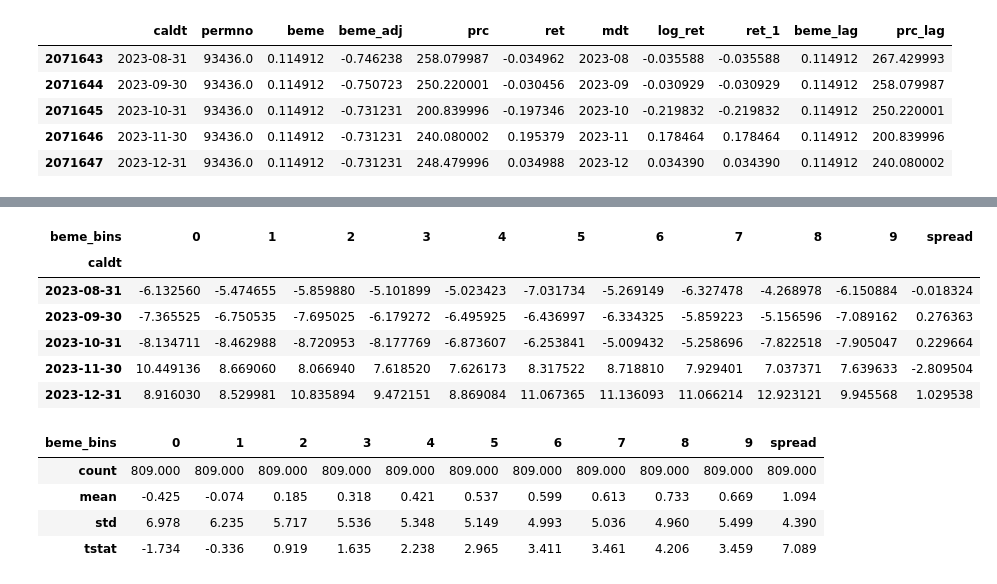
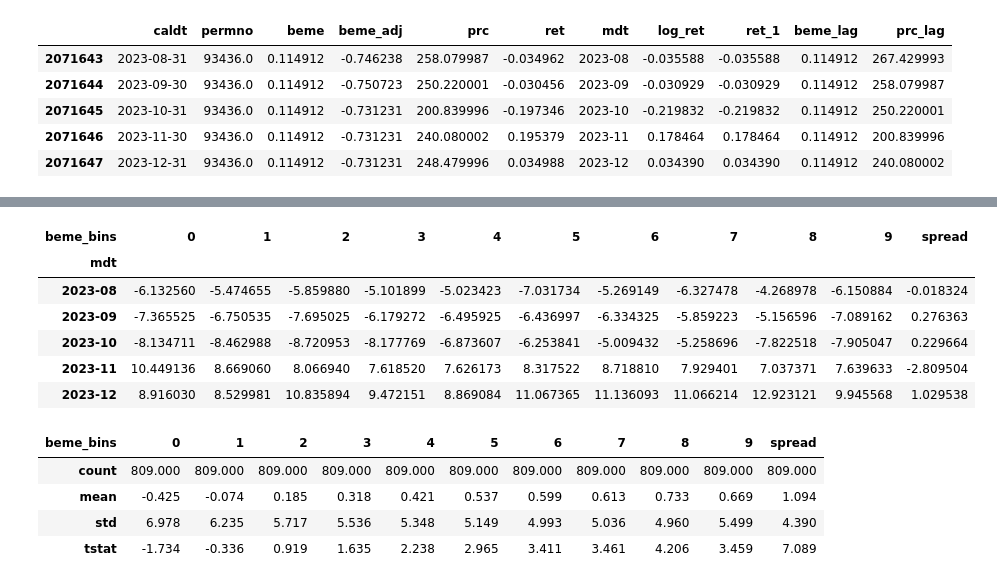
Before and after one commit to andrewhall1124/mean_reversion, a Jupyter notebook: strategies/value.ipynb, the cells around one changed output, grey strips where cells are left out. Drawn from its saved outputs; the diff is of its cells as text; code cells hidden in the pictures.

```diff
--- a/strategies/value.ipynb
+++ b/strategies/value.ipynb
@@ -92,25 +108,25 @@ df.tail()
 # %%
 # We then create a portfolio dataframe that consists of 10 equally weighted beme portfolios
 # Again, portfolio 0 is low beme while portfolio 9 is high beme
-port = df.groupby(['caldt', 'beme_bins'])[f'ret_{holding_period}'].mean().unstack(level=['beme_bins'])*100
+port = df.groupby(['mdt', 'beme_bins'])[f'ret_{holding_period}'].mean().unstack(level=['beme_bins'])*100
 
 # Drop rows from port where we don't know the holding return (in this case the most recent month)
 port = port.dropna()
 
 # We create a long short portfolio where we long the high beme portfolio and short the low beme portfolio
 # This portfolio is called zero-cost since it has not initial outlay
 # It will also be closer to market neutral (beta of 0) and have higher returns than the other portfolios on average
 port['spread'] = port[9] - port[0]
 
 port.tail()
 # %% [output]
 | beme_bins | 0 | 1 | 2 | 3 | 4 | 5 | 6 | 7 | 8 | 9 | spread |
-| caldt |  |  |  |  |  |  |  |  |  |  |  |
-| 2023-08-31 | -6.132560 | -5.474655 | -5.859880 | -5.101899 | -5.023423 | -7.031734 | -5.269149 | -6.327478 | -4.268978 | -6.150884 | -0.018324 |
-| 2023-09-30 | -7.365525 | -6.750535 | -7.695025 | -6.179272 | -6.495925 | -6.436997 | -6.334325 | -5.859223 | -5.156596 | -7.089162 | 0.276363 |
-| 2023-10-31 | -8.134711 | -8.462988 | -8.720953 | -8.177769 | -6.873607 | -6.253841 | -5.009432 | -5.258696 | -7.822518 | -7.905047 | 0.229664 |
-| 2023-11-30 | 10.449136 | 8.669060 | 8.066940 | 7.618520 | 7.626173 | 8.317522 | 8.718810 | 7.929401 | 7.037371 | 7.639633 | -2.809504 |
-| 2023-12-31 | 8.916030 | 8.529981 | 10.835894 | 9.472151 | 8.869084 | 11.067365 | 11.136093 | 11.066214 | 12.923121 | 9.945568 | 1.029538 |
+| mdt |  |  |  |  |  |  |  |  |  |  |  |
+| 2023-08 | -6.132560 | -5.474655 | -5.859880 | -5.101899 | -5.023423 | -7.031734 | -5.269149 | -6.327478 | -4.268978 | -6.150884 | -0.018324 |
+| 2023-09 | -7.365525 | -6.750535 | -7.695025 | -6.179272 | -6.495925 | -6.436997 | -6.334325 | -5.859223 | -5.156596 | -7.089162 | 0.276363 |
+| 2023-10 | -8.134711 | -8.462988 | -8.720953 | -8.177769 | -6.873607 | -6.253841 | -5.009432 | -5.258696 | -7.822518 | -7.905047 | 0.229664 |
+| 2023-11 | 10.449136 | 8.669060 | 8.066940 | 7.618520 | 7.626173 | 8.317522 | 8.718810 | 7.929401 | 7.037371 | 7.639633 | -2.809504 |
+| 2023-12 | 8.916030 | 8.529981 | 10.835894 | 9.472151 | 8.869084 | 11.067365 | 11.136093 | 11.066214 | 12.923121 | 9.945568 | 1.029538 |
 # %%
 # This is a nice function that some BYU quant professors made to look at the performance of portfolios
 # The mean value here would be the average 1 month return for each portfolio over the history of our dataset
```
Also changed, not shown: parts of 2 cells of this notebook, 1 other file.
